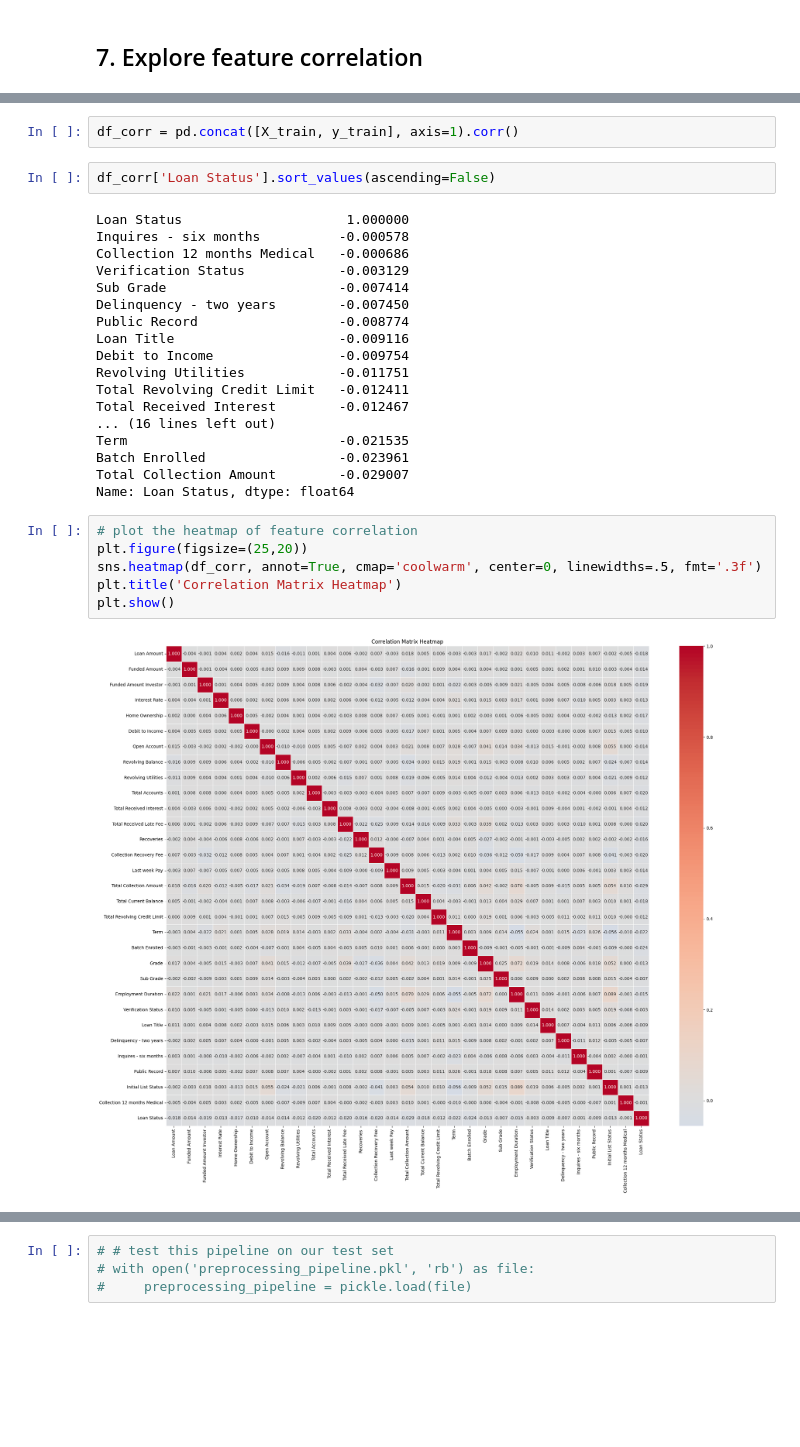
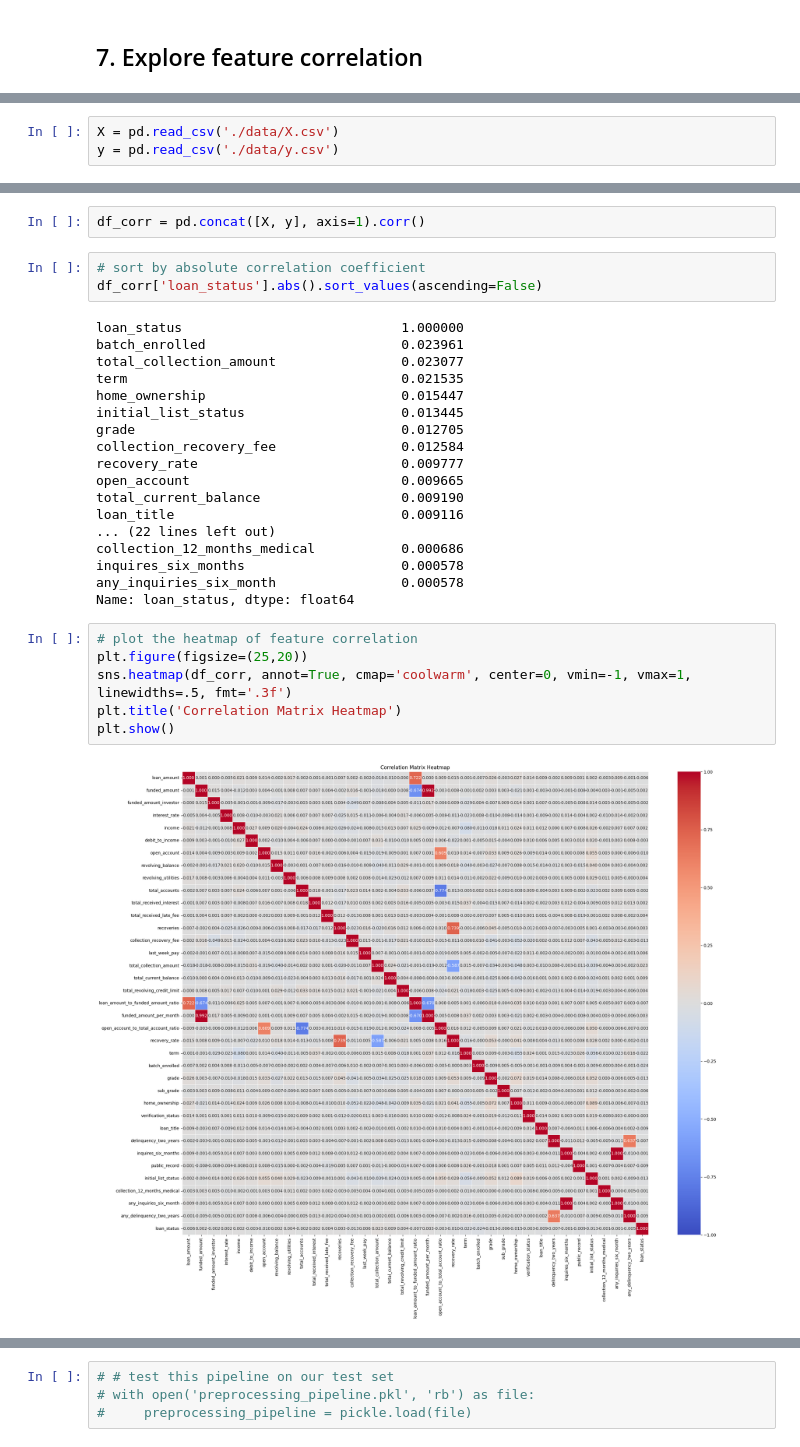
Before and after one commit to MiaHenstridge/bank_loan_defaulter_prediction_deloitte_hackathon, a Jupyter notebook: final_project_data_transformation.ipynb, the cells around one changed output, grey strips where cells are left out. Saved outputs shown, nothing was run; the diff lists cells and outputs as text; blank space fills up the shorter version.

```diff
--- a/final_project_data_transformation.ipynb
+++ b/final_project_data_transformation.ipynb
@@ -801 +864,4 @@ y_train = pd.read_csv('./data/y_train.csv')
+# %%
+X = pd.read_csv('./data/X.csv')
+y = pd.read_csv('./data/y.csv')
 # %%
@@ -821,30 +873,31 @@ X_corr = X_train.corr()
 # %%
-df_corr = pd.concat([X_train, y_train], axis=1).corr()
+df_corr = pd.concat([X, y], axis=1).corr()
 # %%
-df_corr['Loan Status'].sort_values(ascending=False)
+# sort by absolute correlation coefficient
+df_corr['loan_status'].abs().sort_values(ascending=False)
 # %% [output]
-Loan Status                     1.000000
-Inquires - six months          -0.000578
-Collection 12 months Medical   -0.000686
-Verification Status            -0.003129
-Sub Grade                      -0.007414
-Delinquency - two years        -0.007450
-Public Record                  -0.008774
-Loan Title                     -0.009116
-Debit to Income                -0.009754
-Revolving Utilities            -0.011751
-Total Revolving Credit Limit   -0.012411
-Total Received Interest        -0.012467
-... (16 lines left out)
-Term                           -0.021535
-Batch Enrolled                 -0.023961
-Total Collection Amount        -0.029007
-Name: Loan Status, dtype: float64
+loan_status                            1.000000
+batch_enrolled                         0.023961
+total_collection_amount                0.023077
+term                                   0.021535
+home_ownership                         0.015447
+initial_list_status                    0.013445
+grade                                  0.012705
+collection_recovery_fee                0.012584
+recovery_rate                          0.009777
+open_account                           0.009665
+total_current_balance                  0.009190
+loan_title                             0.009116
+... (22 lines left out)
+collection_12_months_medical           0.000686
+inquires_six_months                    0.000578
+any_inquiries_six_month                0.000578
+Name: loan_status, dtype: float64
 # %%
 # plot the heatmap of feature correlation
 plt.figure(figsize=(25,20))
-sns.heatmap(df_corr, annot=True, cmap='coolwarm', center=0, linewidths=.5, fmt='.3f')
+sns.heatmap(df_corr, annot=True, cmap='coolwarm', center=0, vmin=-1, vmax=1, linewidths=.5, fmt='.3f')
 plt.title('Correlation Matrix Heatmap')
 plt.show()
 # %% [output]
-[figure, old version]
+[figure, new version]
```
Also changed, not shown: parts of 77 cells of this notebook, 8 other files.
